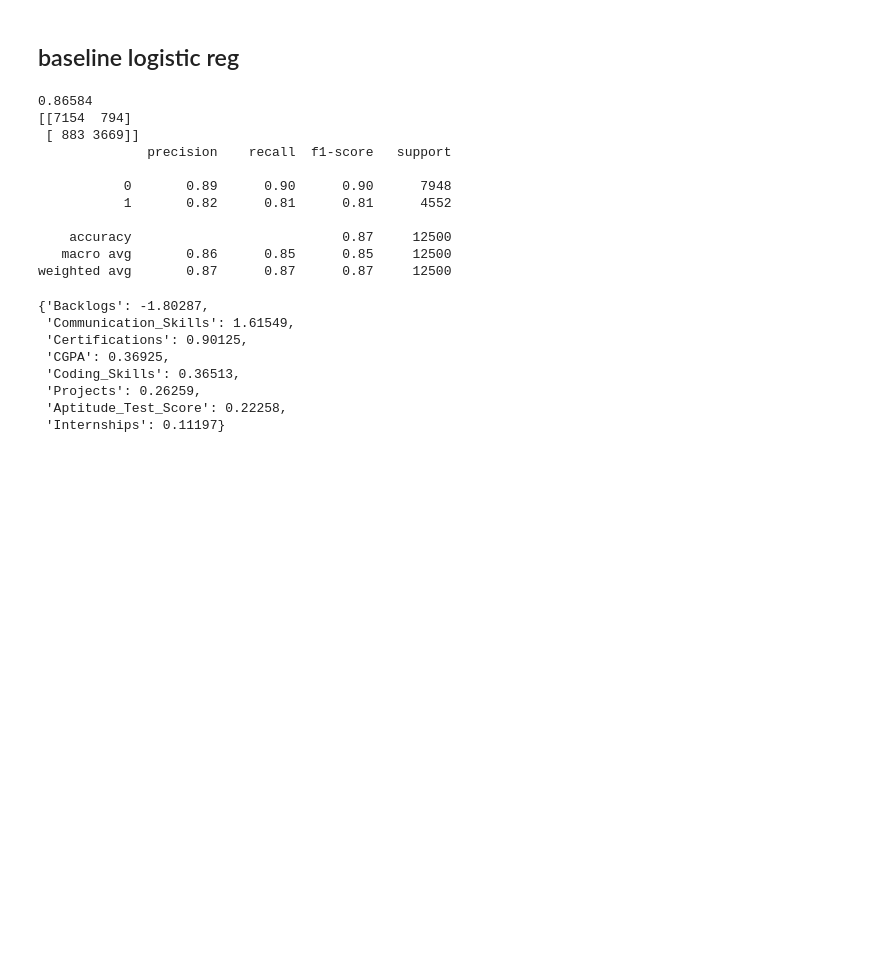
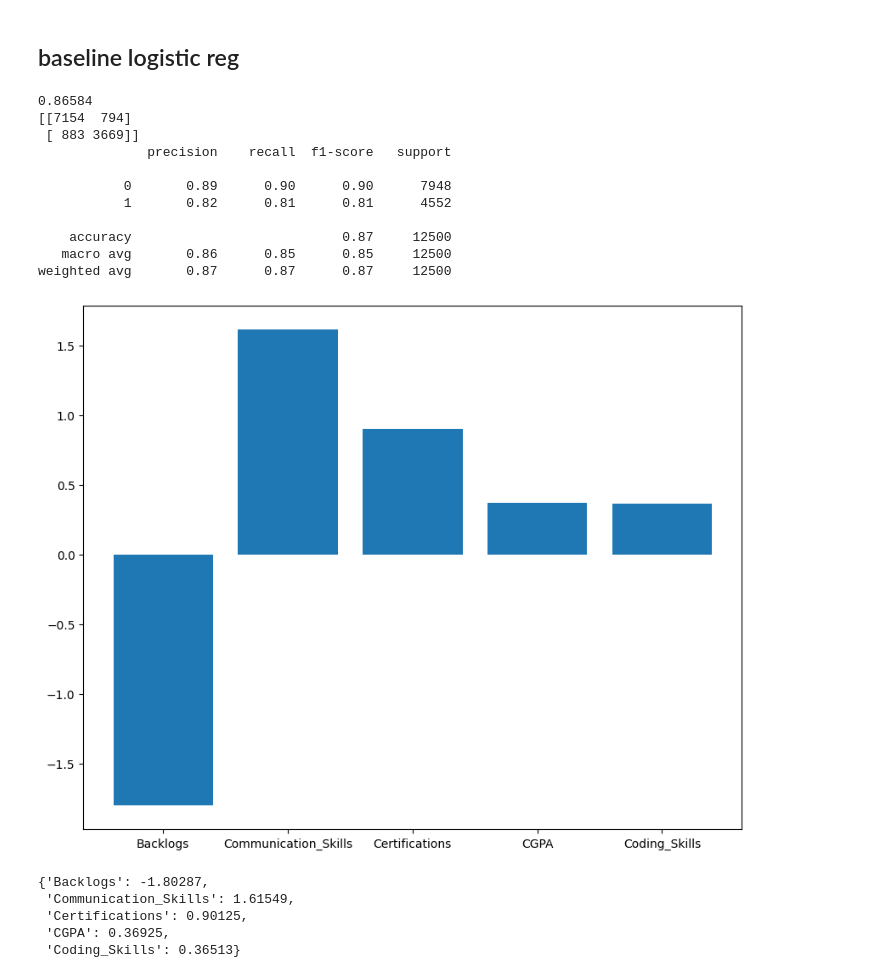
Before and after one commit to cyrusjzeng0/job_placement, a Jupyter notebook: notebook.ipynb, the cells around one changed output. Saved outputs shown, nothing was run; the diff lists cells and outputs as text; code cells hidden in the pictures; blank space fills up the shorter version.

```diff
--- a/notebook.ipynb
+++ b/notebook.ipynb
@@ -224,40 +223,42 @@ X_test = scaler.fit_transform(X_test)
 # %%
 from sklearn.linear_model import LogisticRegression
 from sklearn.metrics import accuracy_score, confusion_matrix, classification_report
 
 lr = LogisticRegression(max_iter=1000)
 lr.fit(X_train, y_train)
 y_pred = lr.predict(X_test)
 
 print(accuracy_score(y_test, y_pred))
 print(confusion_matrix(y_test, y_pred))
 print(classification_report(y_test, y_pred))
 
 coefs = np.round(lr.coef_[0], 5)
 feature_names = df.columns[:-1]
 
 # get indices of top 8 absolute values
-top_indices = np.argsort(np.abs(coefs))[-8:][::-1] # argsort gets indices of top 8 values; [::-1] sorts in descending order
-top_8 = dict(zip(feature_names[top_indices], coefs[top_indices]))
+top_indices = np.argsort(np.abs(coefs))[-5:][::-1] # argsort gets indices of top 8 values; [::-1] sorts in descending order
+top_5 = dict(zip(feature_names[top_indices], coefs[top_indices]))
 
-top_8
+plt.figure(figsize=(10,8))
+plt.bar(x=feature_names[top_indices], height=coefs[top_indices], width=0.8)
+plt.show()
+
+top_5
 # %% [output]
 0.86584
 [[7154  794]
  [ 883 3669]]
               precision    recall  f1-score   support
 
            0       0.89      0.90      0.90      7948
            1       0.82      0.81      0.81      4552
 
     accuracy                           0.87     12500
    macro avg       0.86      0.85      0.85     12500
 weighted avg       0.87      0.87      0.87     12500
+[figure, added]
 {'Backlogs': -1.80287,
  'Communication_Skills': 1.61549,
  'Certifications': 0.90125,
  'CGPA': 0.36925,
- 'Coding_Skills': 0.36513,
- 'Projects': 0.26259,
- 'Aptitude_Test_Score': 0.22258,
- 'Internships': 0.11197}
+ 'Coding_Skills': 0.36513}
```
Also changed, not shown: parts of 4 cells of this notebook, 1 other file.
